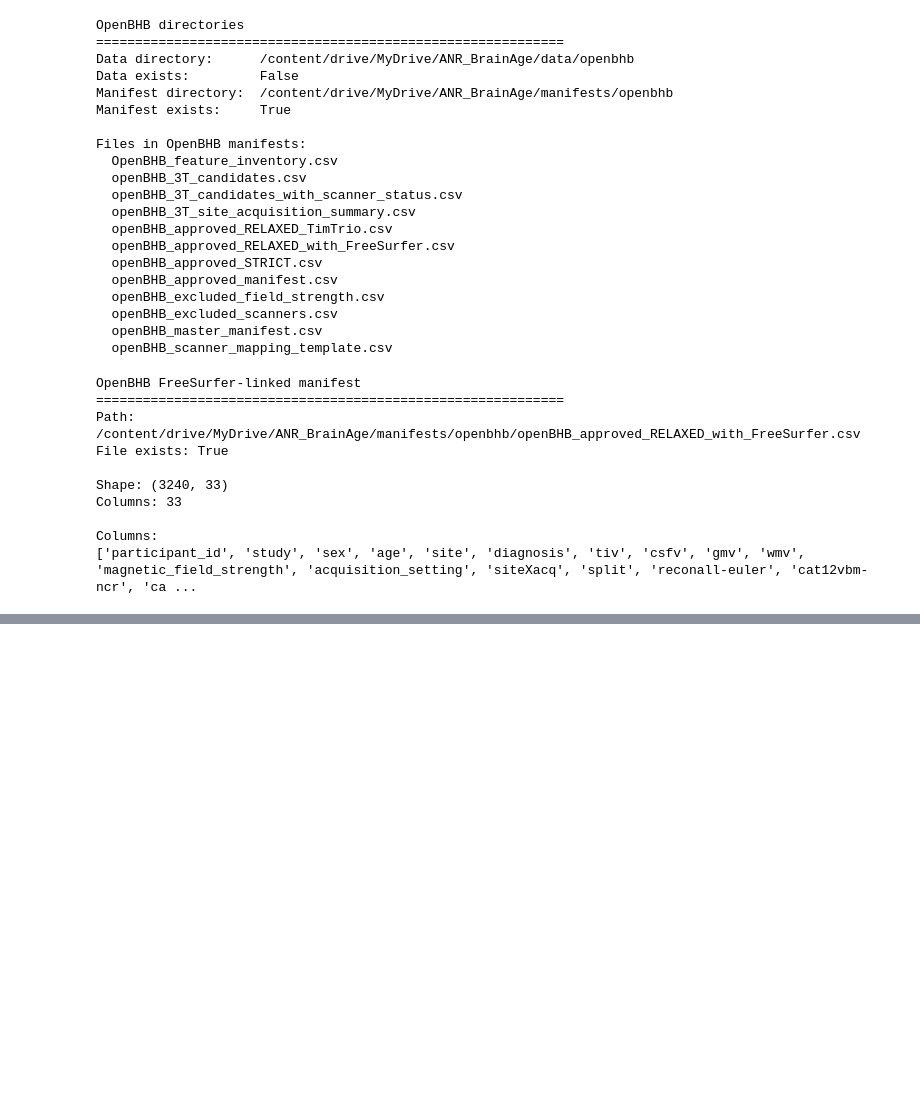
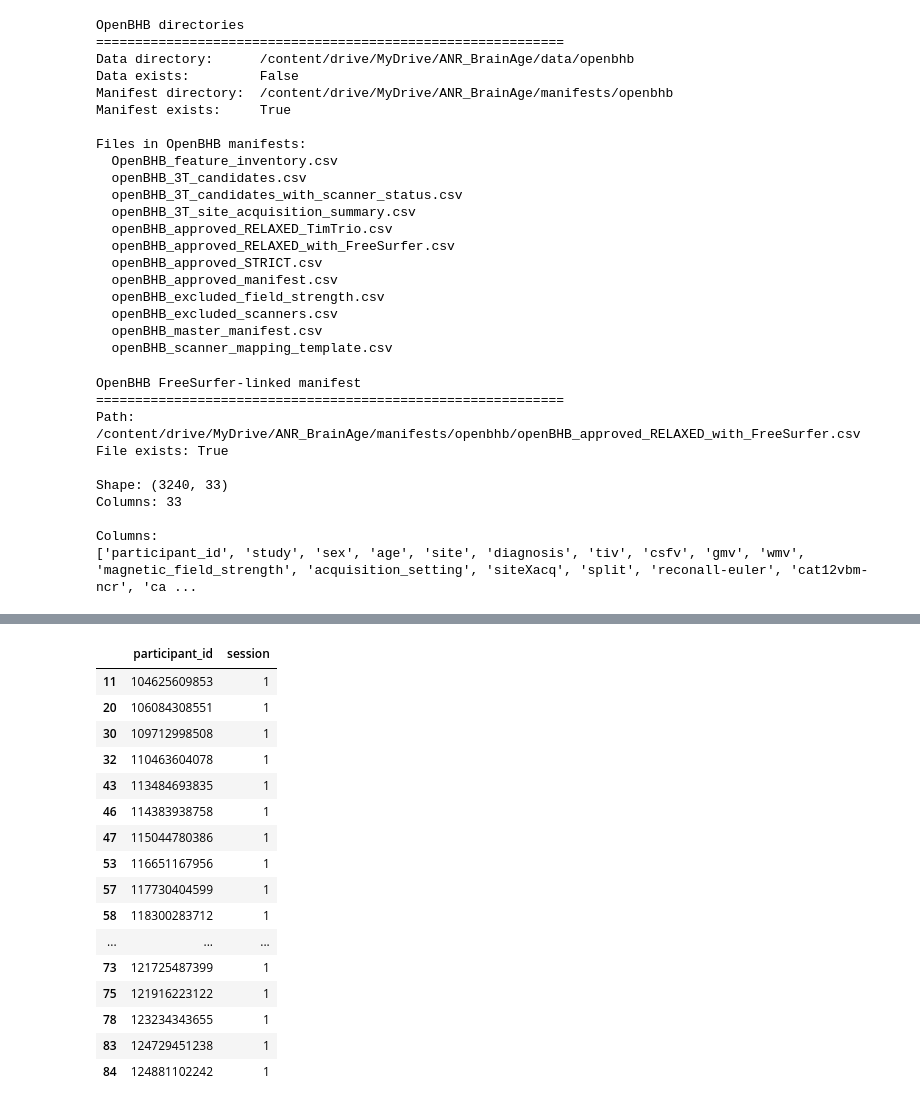
Before and after one commit to visionbyangelic/African-Brain-Aging, a Jupyter notebook: data/Feature_Compatibility_Assessment.ipynb, the cells around one changed output, grey strips where cells are left out. Drawn from its saved outputs; the diff is of its cells as text; code cells hidden in the pictures; blank space fills up the shorter version.

```diff
--- a/data/Feature_Compatibility_Assessment.ipynb
+++ b/data/Feature_Compatibility_Assessment.ipynb
@@ -232,0 +834,74 @@ Columns:
+# %%
+# ============================================================
+# FreeSurfer-only Participant Investigation
+# ============================================================
+
+# Inspect which metadata are available for participants that
+# appear in the FreeSurfer table but not in our approved cohort.
+
+print("=" * 70)
+print("FREESURFER-ONLY PARTICIPANT METADATA")
+print("=" * 70)
+
+print(f"Records: {len(fs_only):,}")
+print(f"Columns: {len(fs_only.columns):,}")
+
+# Show available non-feature metadata columns.
+metadata_candidates = [
+    "participant_id",
+    "session",
+    "study",
+    "dataset",
+    "source_dataset",
+    "cohort",
+    "age",
+    "sex",
+    "site",
+    "diagnosis",
+]
+
+available_metadata = [
+    col for col in metadata_candidates
+    if col in fs_only.columns
+]
+
+print("\nAvailable metadata columns:")
+print(available_metadata)
+
+# Display a compact preview.
+print("\nPreview:")
+display(
+    fs_only[available_metadata].head(20)
+)
+
+# Check participant ID uniqueness.
+print("\n" + "=" * 70)
+print("PARTICIPANT ID CHECK")
+print("=" * 70)
+
+print(
+    "Unique participant IDs:",
+    fs_only["participant_id"].nunique()
+)
+
+print(
+    "Total records:",
+    len(fs_only)
+)
+
+# Save the compact investigation table.
+FS_ONLY_METADATA_PATH = os.path.join(
+    PROJECT_ROOT,
+    "manifests",
+    "openbhb",
+    "openBHB_FreeSurfer_only_metadata.csv"
+)
+
+fs_only[available_metadata].to_csv(
+    FS_ONLY_METADATA_PATH,
+    index=False
+)
+
+print("\nInvestigation table saved:")
+print(FS_ONLY_METADATA_PATH)
+# %% [output]
@@ -232,0 +918,17 @@ Columns:
+|  | participant_id | session |
+| 11 | 104625609853 | 1 |
+| 20 | 106084308551 | 1 |
+| 30 | 109712998508 | 1 |
+| 32 | 110463604078 | 1 |
+| 43 | 113484693835 | 1 |
+| 46 | 114383938758 | 1 |
+| 47 | 115044780386 | 1 |
+| 53 | 116651167956 | 1 |
+| 57 | 117730404599 | 1 |
+| 58 | 118300283712 | 1 |
+| ... | ... | ... |
+| 73 | 121725487399 | 1 |
+| 75 | 121916223122 | 1 |
+| 78 | 123234343655 | 1 |
+| 83 | 124729451238 | 1 |
+| 84 | 124881102242 | 1 |
```
Also changed, not shown: parts of 18 cells of this notebook.
